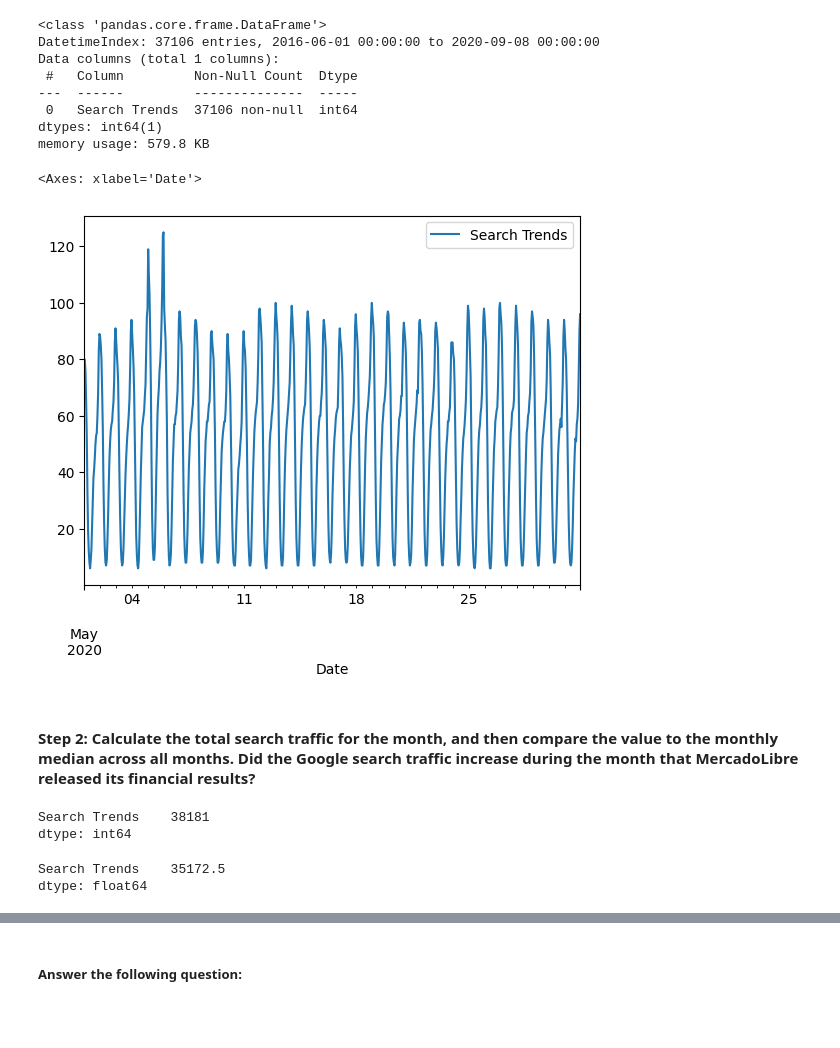
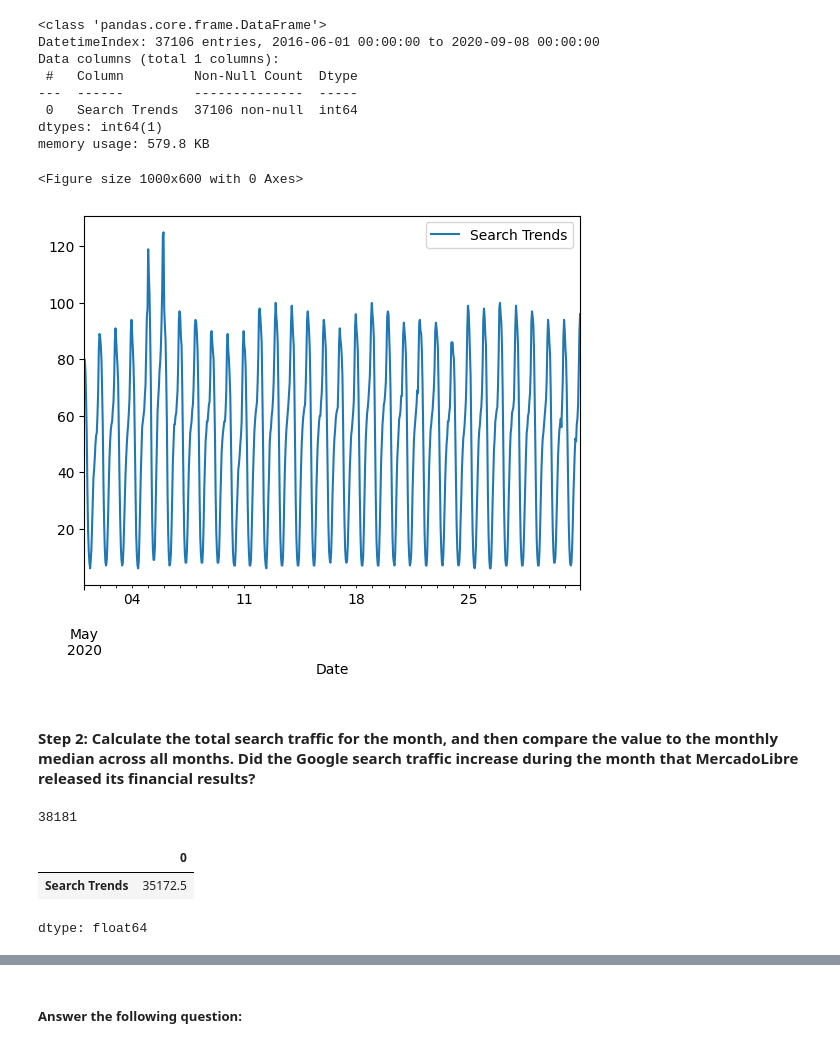
Before and after one commit to jamesjykim2/prophet-challenge, a Jupyter notebook: forecasting_net_prophet.ipynb, the cells around one changed output, grey strips where cells are left out. Drawn from its saved outputs; the diff is of its cells as text; code cells hidden in the pictures; blank space fills up the shorter version.

```diff
--- a/forecasting_net_prophet.ipynb
+++ b/forecasting_net_prophet.ipynb
@@ -103,30 +104,35 @@ dtypes: int64(1)
 memory usage: 579.8 KB
 # %%
 # Slice the DataFrame to just the month of May 2020
-
+may_2020 = df_mercado_trends.loc['2020-05-01':'2020-05-31']
 
 # Plot to visualize the data for May 2020
+plt.figure(figsize=(10, 6))
+may_2020.plot()
+plt.show()
 # %% [output]
-<Axes: xlabel='Date'>
+<Figure size 1000x600 with 0 Axes>
 [figure]
 # %% [markdown]
 #### Step 2: Calculate the total search traffic for the month, and then compare the value to the monthly median across all months. Did the Google search traffic increase during the month that MercadoLibre released its financial results?
 # %%
 # Calculate the sum of the total search traffic for May 2020
-
+traffic_may_2020 = may_2020['Search Trends'].sum()
 
 # View the traffic_may_2020 value
+traffic_may_2020
 # %% [output]
-Search Trends    38181
-dtype: int64
+38181
 # %%
-# Calcluate the monhtly median search traffic across all months
+# Calcluate the monthly median search traffic across all months
 # Group the DataFrame by index year and then index month, chain the sum and then the median functions
-
+median_monthly_traffic = df_mercado_trends.groupby([df_mercado_trends.index.year, df_mercado_trends.index.month]).sum().median()
 
 # View the median_monthly_traffic value
+median_monthly_traffic
 # %% [output]
+|  | 0 |
+| Search Trends | 35172.5 |
-Search Trends    35172.5
 dtype: float64
 # %%
 # Compare the seach traffic for the month of May 2020 to the overall monthly median value
```
Also changed, not shown: parts of 4 cells of this notebook.
